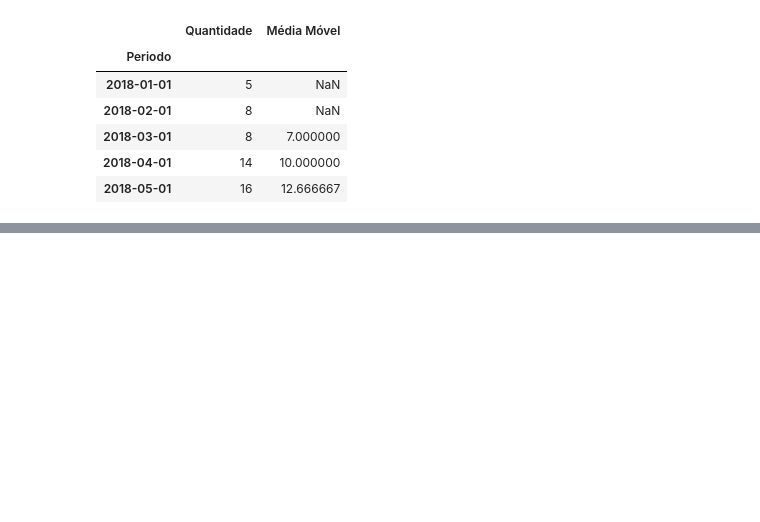
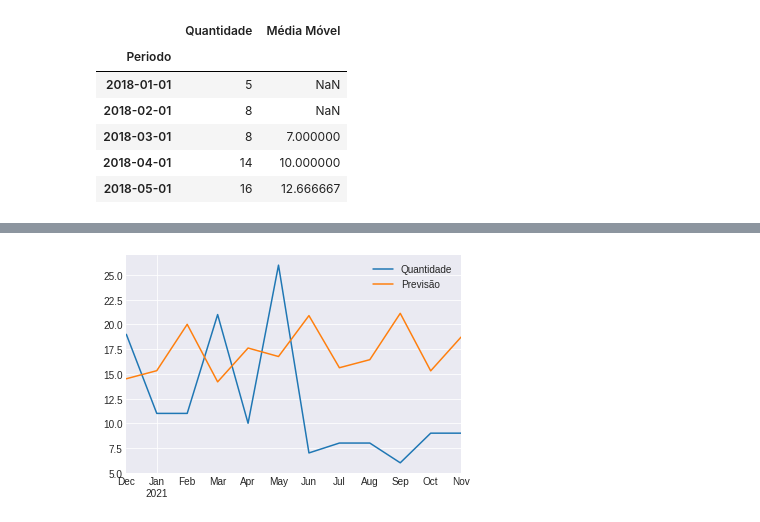
Before and after one commit to jpshimidt/DataScience, a Jupyter notebook: Data_Viking_EDA_FEMINICIDIO.ipynb, the cells around one changed output, grey strips where cells are left out. Saved outputs shown, nothing was run; the diff lists cells and outputs as text; code cells hidden in the pictures; blank space fills up the shorter version.

```diff
--- a/Data_Viking_EDA_FEMINICIDIO.ipynb
+++ b/Data_Viking_EDA_FEMINICIDIO.ipynb
@@ -212,0 +278,17 @@ plt.title('Índice de Feminicídio no Estado de São Paulo', loc='center', fonts
+# %%
+# Fazendo as previsões
+Previsao = Funcao_Serie_Temporal.forecast(Teste)
+
+# Incluir esses dados em um DF
+Base_Previsao = pd.DataFrame(Previsao)
+
+# Renomear a coluuna
+Base_Previsao.rename(columns={0:'Previsão'}, inplace=True)
+
+# Join ( Unir Teste x Previsao )
+Juntando_Bases = pd.concat([Dados_Teste, Base_Previsao], axis=1)
+# %%
+# Plot
+Juntando_Bases.plot();
+# %% [output]
+[figure, added]
```
Also changed, not shown: parts of 13 cells of this notebook.
